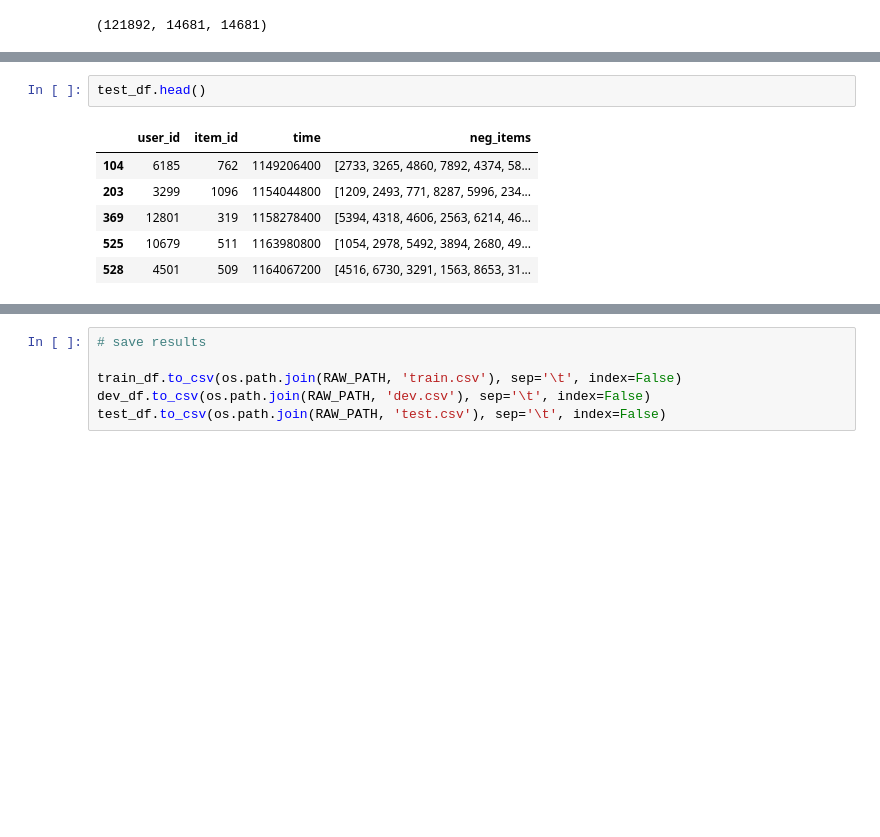
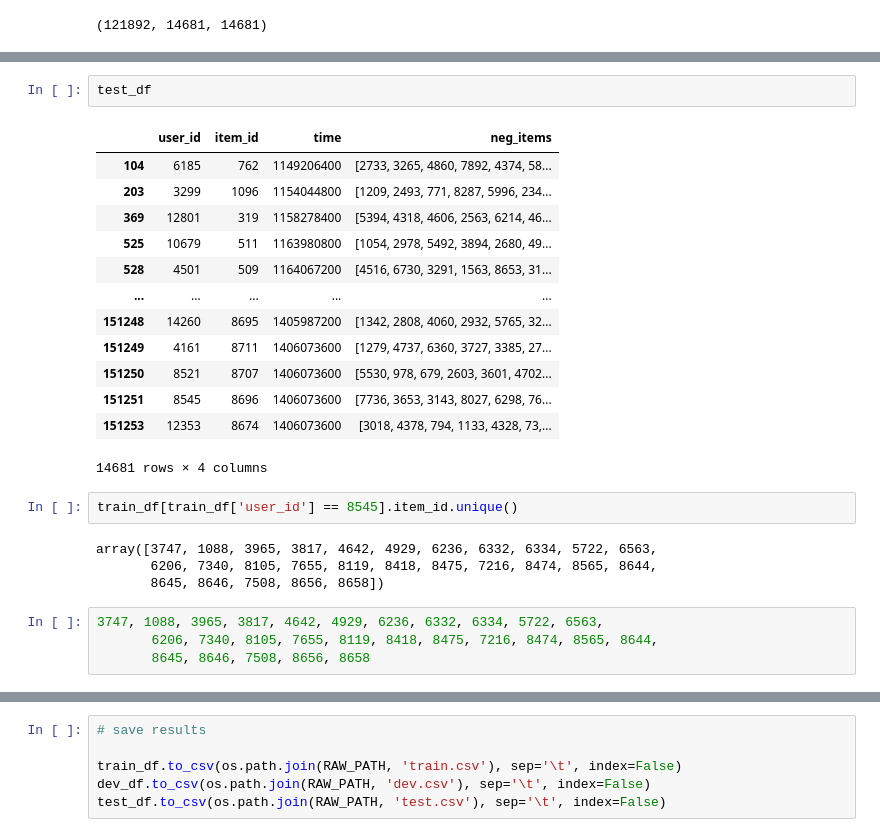
Before and after one commit to maneelusf/extpersonalization, a Jupyter notebook: data/Amazon.ipynb, the cells around one changed output, grey strips where cells are left out. Saved outputs shown, nothing was run; the diff lists cells and outputs as text; blank space fills up the shorter version.

```diff
--- a/data/Amazon.ipynb
+++ b/data/Amazon.ipynb
@@ -195,9 +202,26 @@ train_df.head()
 # %%
-test_df.head()
+test_df
 # %% [output]
 |  | user_id | item_id | time | neg_items |
 | 104 | 6185 | 762 | 1149206400 | [2733, 3265, 4860, 7892, 4374, 58... |
 | 203 | 3299 | 1096 | 1154044800 | [1209, 2493, 771, 8287, 5996, 234... |
 | 369 | 12801 | 319 | 1158278400 | [5394, 4318, 4606, 2563, 6214, 46... |
 | 525 | 10679 | 511 | 1163980800 | [1054, 2978, 5492, 3894, 2680, 49... |
 | 528 | 4501 | 509 | 1164067200 | [4516, 6730, 3291, 1563, 8653, 31... |
+| ... | ... | ... | ... | ... |
+| 151248 | 14260 | 8695 | 1405987200 | [1342, 2808, 4060, 2932, 5765, 32... |
+| 151249 | 4161 | 8711 | 1406073600 | [1279, 4737, 6360, 3727, 3385, 27... |
+| 151250 | 8521 | 8707 | 1406073600 | [5530, 978, 679, 2603, 3601, 4702... |
+| 151251 | 8545 | 8696 | 1406073600 | [7736, 3653, 3143, 8027, 6298, 76... |
+| 151253 | 12353 | 8674 | 1406073600 | [3018, 4378, 794, 1133, 4328, 73,... |
+14681 rows × 4 columns
+# %%
+train_df[train_df['user_id'] == 8545].item_id.unique()
+# %% [output]
+array([3747, 1088, 3965, 3817, 4642, 4929, 6236, 6332, 6334, 5722, 6563,
+       6206, 7340, 8105, 7655, 8119, 8418, 8475, 7216, 8474, 8565, 8644,
+       8645, 8646, 7508, 8656, 8658])
+# %%
+3747, 1088, 3965, 3817, 4642, 4929, 6236, 6332, 6334, 5722, 6563,
+       6206, 7340, 8105, 7655, 8119, 8418, 8475, 7216, 8474, 8565, 8644,
+       8645, 8646, 7508, 8656, 8658
```
Also changed, not shown: parts of 5 cells of this notebook, 4 other files.
